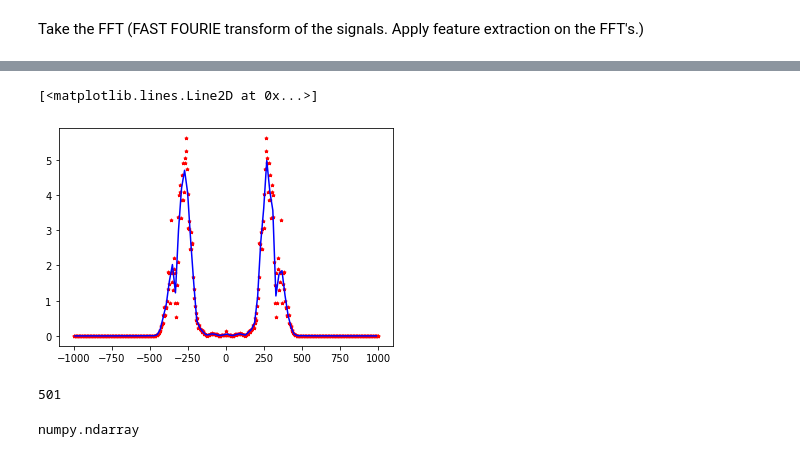
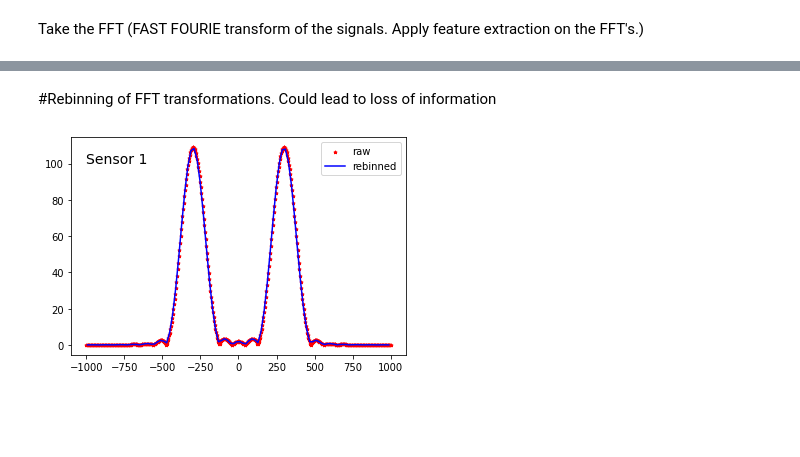
Before and after one commit to dimkarasav/genex, a Jupyter notebook: Data_visualization.ipynb, the cells around one changed output, grey strips where cells are left out. Drawn from its saved outputs; the diff is of its cells as text; code cells hidden in the pictures; blank space fills up the shorter version.

Commit message:
Added visualization plots

```diff
--- a/Data_visualization.ipynb
+++ b/Data_visualization.ipynb
@@ -247,0 +198,34 @@ plt.show()
+# %%
+duration = time[0][len(time[0])-1]-time[0][0]
+N_points = len(time[0])
+# %%
+sim_ID = 0 #simulation_ID
+Sensor_number = 2
+
+
+xf_1, yf_1 = get_FFT_transform(np.array(sensors[sim_ID][0]), duration, N_points )
+xf_2, yf_2 = get_FFT_transform(np.array(sensors[sim_ID][1]), duration, N_points )
+xf_3, yf_3 = get_FFT_transform(np.array(sensors[sim_ID][2]), duration, N_points )
+xf_4, yf_4 = get_FFT_transform(np.array(sensors[sim_ID][3]), duration, N_points )
+
+
+fig, ax1 = plt.subplots()
+
+ax1.set_xlabel('frequences')
+ax1.set_ylabel('Amplitude')
+#plt.yscale('log')
+ax1.set_xlim(-600, 600)
+#ax1.set_ylim(0.00005, 1000) #for logscale
+ax1.set_ylim(0, 6)
+
+plt.title('FFT of sensor signals')
+plt.scatter(xf_1, np.abs(yf_1),marker='o', s=10,label='sensor 1')
+plt.scatter(xf_2, np.abs(yf_2),marker='o', s=10, label='sensor 2')
+plt.scatter(xf_3, np.abs(yf_3),marker='o', s=10, label='sensor 3')
+plt.scatter(xf_4, np.abs(yf_4),marker='o', s=10, label='sensor 4')
+
+plt.legend()
+
+plt.show()
+#plt.savefig('dataset_example_ITA/plots/Sensor_signal_FFT_logscale.png')
+plt.savefig('dataset_example_ITA/plots/Sensor_signal_FFT.png')
@@ -248,18 +235,14 @@ plt.show()
+# %% [markdown]
+#Rebinning of FFT transformations. Could lead to loss of information
 # %%
-rebinned_xf, rebinned_yf = rebin_arrays(sorted_xf, np.abs(sorted_yf),100)
+rebinned_xf_1, rebinned_yf_1 = rebin_arrays(xf_1, np.abs(yf_1),100)
 #plt.scatter(rebinned_xf, rebinned_yf,marker='o', s=10)
 #plt.plot(sorted_xf, np.abs(sorted_yf), color='red')
 
-plt.scatter(sorted_xf, np.abs(sorted_yf),marker='*', color='red', s=10)
-plt.plot(rebinned_xf, rebinned_yf, color='blue')
+plt.scatter(xf_1, np.abs(yf_1) ,marker='*', color='red', s=10, label= 'raw')
+plt.plot(rebinned_xf_1, rebinned_yf_1, color='blue', label = 'rebinned' )
+plt.text(-1000, 100, 'Sensor 1', fontsize = 14)
+plt.legend()
+plt.savefig('dataset_example_ITA/plots/Rebin_FFT_sensor_1.png')
 # %% [output]
-[<matplotlib.lines.Line2D at 0x...>]
-[figure, old version]
+[figure, new version]
-# %%
-len(xf)
-# %% [output]
-501
-# %%
-type(normalized_tone)
-# %% [output]
-numpy.ndarray
```
Also changed, not shown: parts of 9 cells of this notebook.
